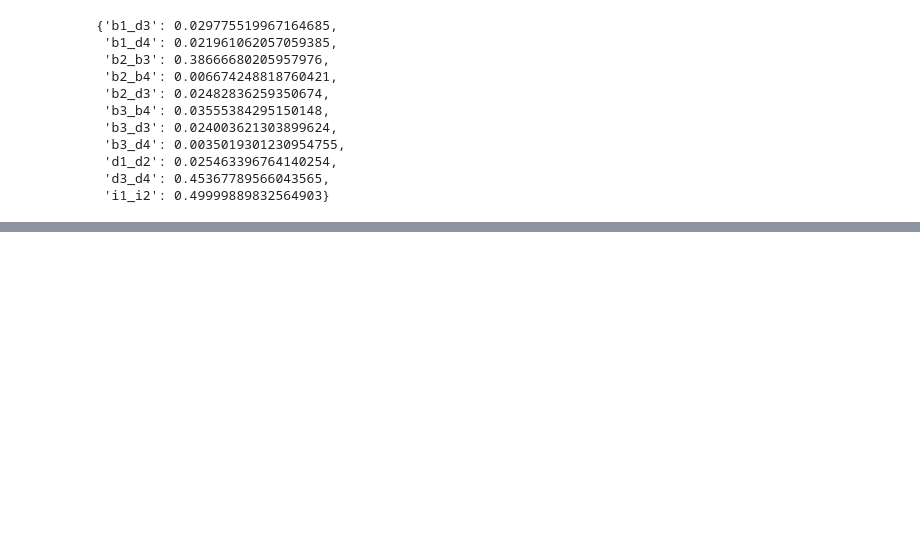
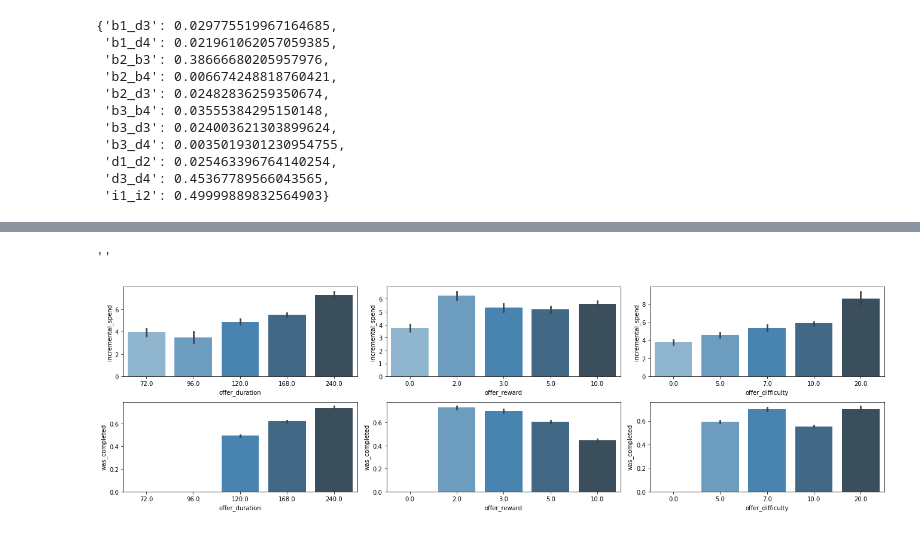
Before and after one commit to judithleao/capstone-project-starbucks, a Jupyter notebook: Starbucks-Analysis.ipynb, the cells around one changed output, grey strips where cells are left out. Drawn from its saved outputs; the diff is of its cells as text; code cells hidden in the pictures; blank space fills up the shorter version.

```diff
--- a/Starbucks-Analysis.ipynb
+++ b/Starbucks-Analysis.ipynb
@@ -443,0 +447,13 @@ results_not_sig_diff
+# %%
+fig, axs = plt.subplots(2,3)
+fig.set_size_inches(18.5, 5.5)
+sns.barplot(ax=axs[0,0], x = analysis_df_t['offer_duration'], y = analysis_df_t['incremental_spend'], palette="Blues_d")
+sns.barplot(ax=axs[0,1], x = analysis_df_t['offer_reward'], y = analysis_df_t['incremental_spend'], palette="Blues_d")
+sns.barplot(ax=axs[0,2], x = analysis_df_t['offer_difficulty'], y = analysis_df_t['incremental_spend'], palette="Blues_d")
+sns.barplot(ax=axs[1,0], x = analysis_df_t['offer_duration'], y = analysis_df_t['was_completed'], palette="Blues_d")
+sns.barplot(ax=axs[1,1], x = analysis_df_t['offer_reward'], y = analysis_df_t['was_completed'], palette="Blues_d")
+sns.barplot(ax=axs[1,2], x = analysis_df_t['offer_difficulty'], y = analysis_df_t['was_completed'], palette="Blues_d")
+plt.tight_layout();
+# %% [output]
+''
+[figure, added]
```
Also changed, not shown: parts of 26 cells of this notebook.
